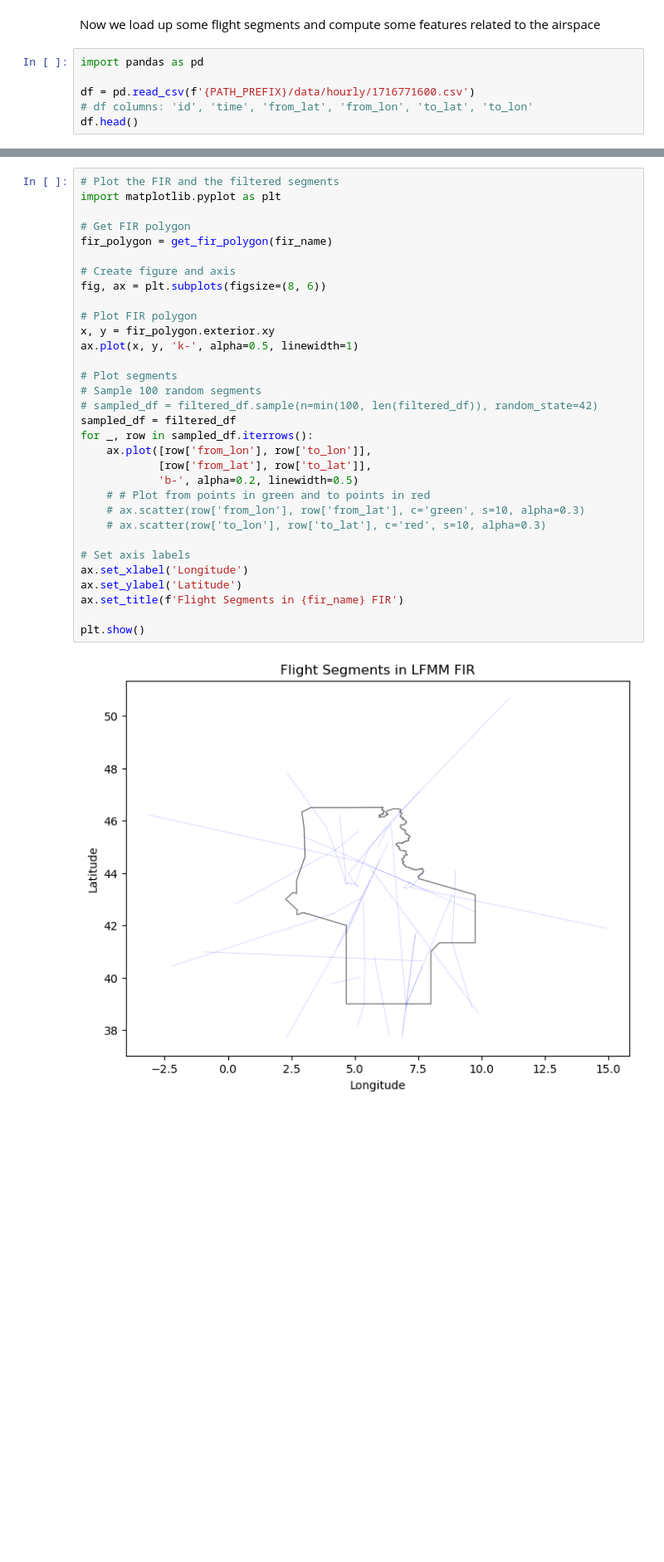
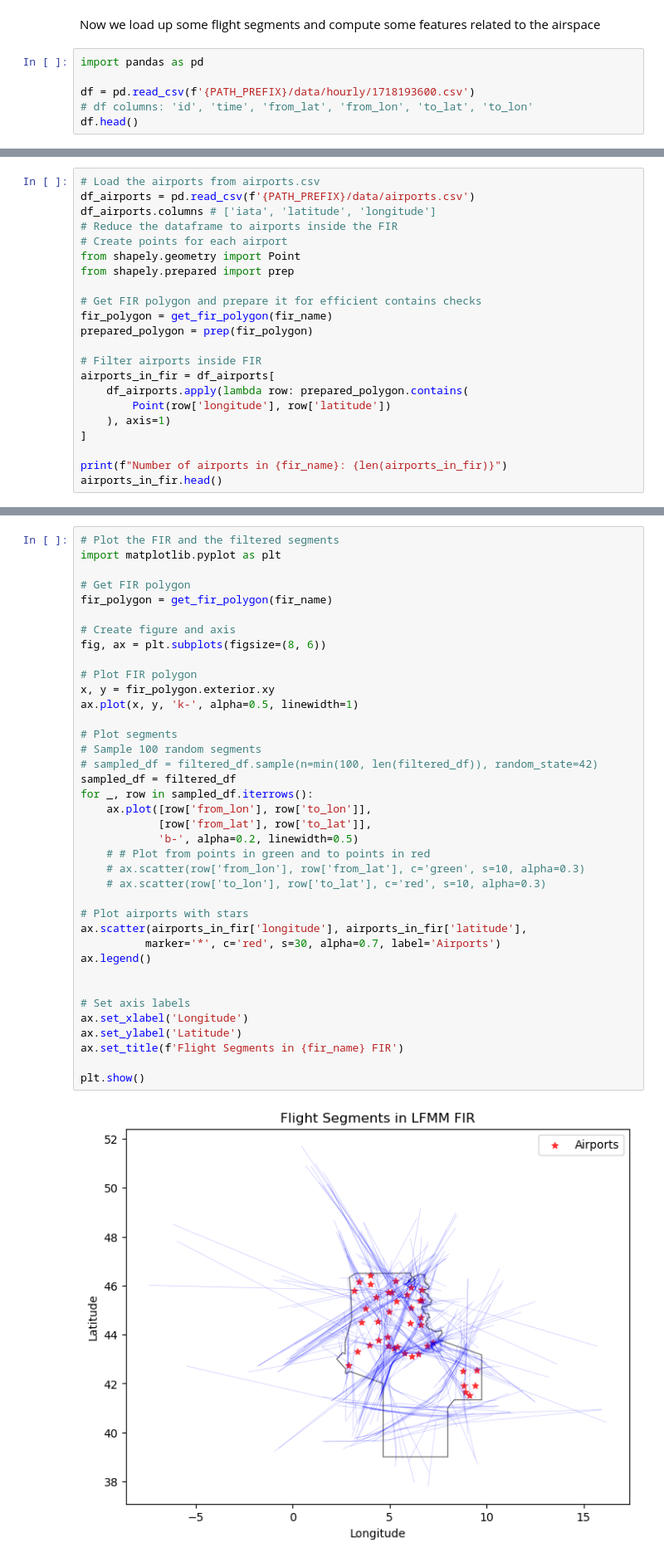
Before and after one commit to thinhhoang95/hlybokyi-potik, a Jupyter notebook: airspace_features/inspect_airspace_features.ipynb, the cells around one changed output, grey strips where cells are left out. Shown at 83% size. Cells and saved outputs as stored; diff of their text form; blank space fills up the shorter version.

```diff
--- a/airspace_features/inspect_airspace_features.ipynb
+++ b/airspace_features/inspect_airspace_features.ipynb
@@ -63,7 +60,7 @@ Now we load up some flight segments and compute some features related to the air
 # %%
 import pandas as pd
 
-df = pd.read_csv(f'{PATH_PREFIX}/data/hourly/1716771600.csv')
+df = pd.read_csv(f'{PATH_PREFIX}/data/hourly/1718193600.csv')
 # df columns: 'id', 'time', 'from_lat', 'from_lon', 'to_lat', 'to_lon'
 df.head()
 # %% [output]
@@ -177,0 +175,22 @@ During one hour:
+# %%
+# Load the airports from airports.csv
+df_airports = pd.read_csv(f'{PATH_PREFIX}/data/airports.csv')
+df_airports.columns # ['iata', 'latitude', 'longitude']
+# Reduce the dataframe to airports inside the FIR
+# Create points for each airport
+from shapely.geometry import Point
+from shapely.prepared import prep
+
+# Get FIR polygon and prepare it for efficient contains checks
+fir_polygon = get_fir_polygon(fir_name)
+prepared_polygon = prep(fir_polygon)
+
+# Filter airports inside FIR
+airports_in_fir = df_airports[
+    df_airports.apply(lambda row: prepared_polygon.contains(
+        Point(row['longitude'], row['latitude'])
+    ), axis=1)
+]
+
+print(f"Number of airports in {fir_name}: {len(airports_in_fir)}")
+airports_in_fir.head()
@@ -181,34 +208,40 @@ import matplotlib.pyplot as plt
 
 # Get FIR polygon
 fir_polygon = get_fir_polygon(fir_name)
 
 # Create figure and axis
 fig, ax = plt.subplots(figsize=(8, 6))
 
 # Plot FIR polygon
 x, y = fir_polygon.exterior.xy
 ax.plot(x, y, 'k-', alpha=0.5, linewidth=1)
 
 # Plot segments
 # Sample 100 random segments
 # sampled_df = filtered_df.sample(n=min(100, len(filtered_df)), random_state=42)
 sampled_df = filtered_df
 for _, row in sampled_df.iterrows():
     ax.plot([row['from_lon'], row['to_lon']],
             [row['from_lat'], row['to_lat']],
             'b-', alpha=0.2, linewidth=0.5)
     # # Plot from points in green and to points in red
     # ax.scatter(row['from_lon'], row['from_lat'], c='green', s=10, alpha=0.3)
     # ax.scatter(row['to_lon'], row['to_lat'], c='red', s=10, alpha=0.3)
 
+# Plot airports with stars
+ax.scatter(airports_in_fir['longitude'], airports_in_fir['latitude'],
+          marker='*', c='red', s=30, alpha=0.7, label='Airports')
+ax.legend()
+
+
 # Set axis labels
 ax.set_xlabel('Longitude')
 ax.set_ylabel('Latitude')
 ax.set_title(f'Flight Segments in {fir_name} FIR')
 
 plt.show()
 # %% [output]
-[figure, old version]
+[figure, new version]
 # %%
 from shapely.geometry import LineString, Point
 import numpy as np
```
Also changed, not shown: parts of 19 cells of this notebook, 3 other files.
